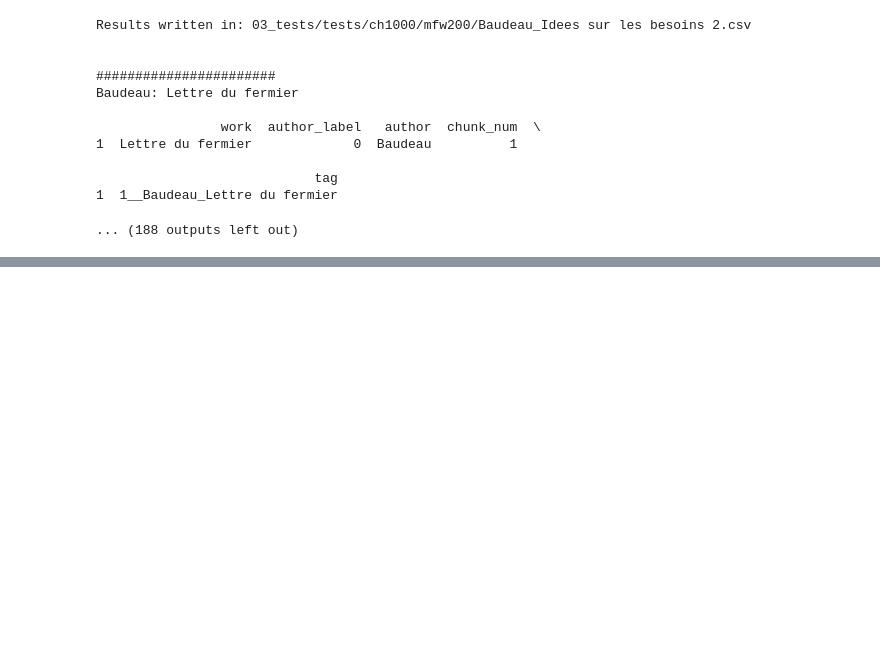
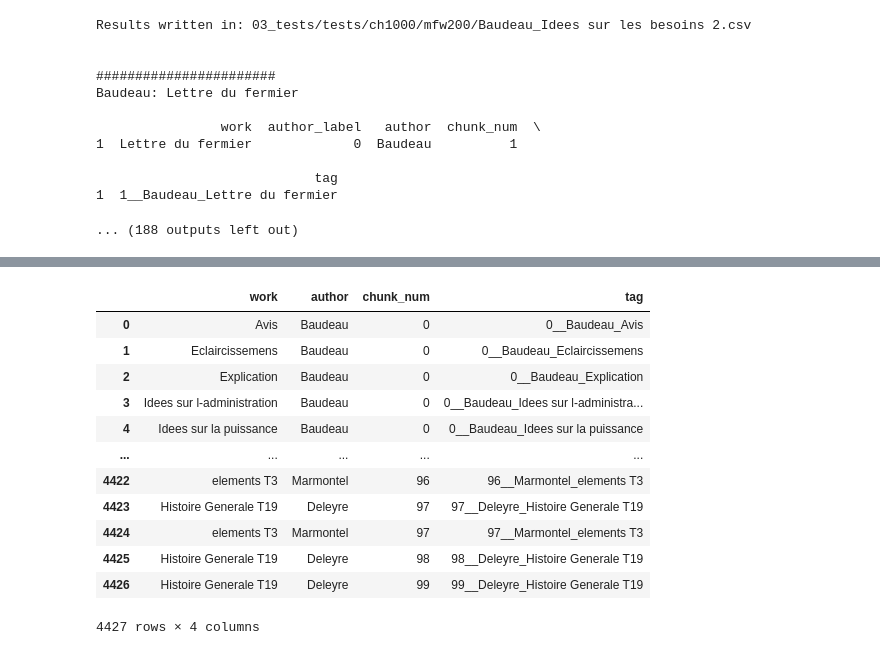
Before and after one commit to tonyamart/hdi_diderot, a Jupyter notebook: scr/03_ground-truth.ipynb, the cells around one changed output, grey strips where cells are left out. Saved outputs shown, nothing was run; the diff lists cells and outputs as text; code cells hidden in the pictures; blank space fills up the shorter version.

```diff
--- a/scr/03_ground-truth.ipynb
+++ b/scr/03_ground-truth.ipynb
@@ -221,0 +246,19 @@ Baudeau: Lettre du fermier
+# %%
+raw_df = corpus.iloc[:, :4] # leaves metadata
+X = corpus.iloc[:, 4:] # leaves only word columns
+
+raw_df
+# %% [output]
+|  | work | author | chunk_num | tag |
+| 0 | Avis | Baudeau | 0 | 0__Baudeau_Avis |
+| 1 | Eclaircissemens | Baudeau | 0 | 0__Baudeau_Eclaircissemens |
+| 2 | Explication | Baudeau | 0 | 0__Baudeau_Explication |
+| 3 | Idees sur l-administration | Baudeau | 0 | 0__Baudeau_Idees sur l-administra... |
+| 4 | Idees sur la puissance | Baudeau | 0 | 0__Baudeau_Idees sur la puissance |
+| ... | ... | ... | ... | ... |
+| 4422 | elements T3 | Marmontel | 96 | 96__Marmontel_elements T3 |
+| 4423 | Histoire Generale T19 | Deleyre | 97 | 97__Deleyre_Histoire Generale T19 |
+| 4424 | elements T3 | Marmontel | 97 | 97__Marmontel_elements T3 |
+| 4425 | Histoire Generale T19 | Deleyre | 98 | 98__Deleyre_Histoire Generale T19 |
+| 4426 | Histoire Generale T19 | Deleyre | 99 | 99__Deleyre_Histoire Generale T19 |
+4427 rows × 4 columns
```
Also changed, not shown: parts of 15 cells of this notebook, 31 other files.
